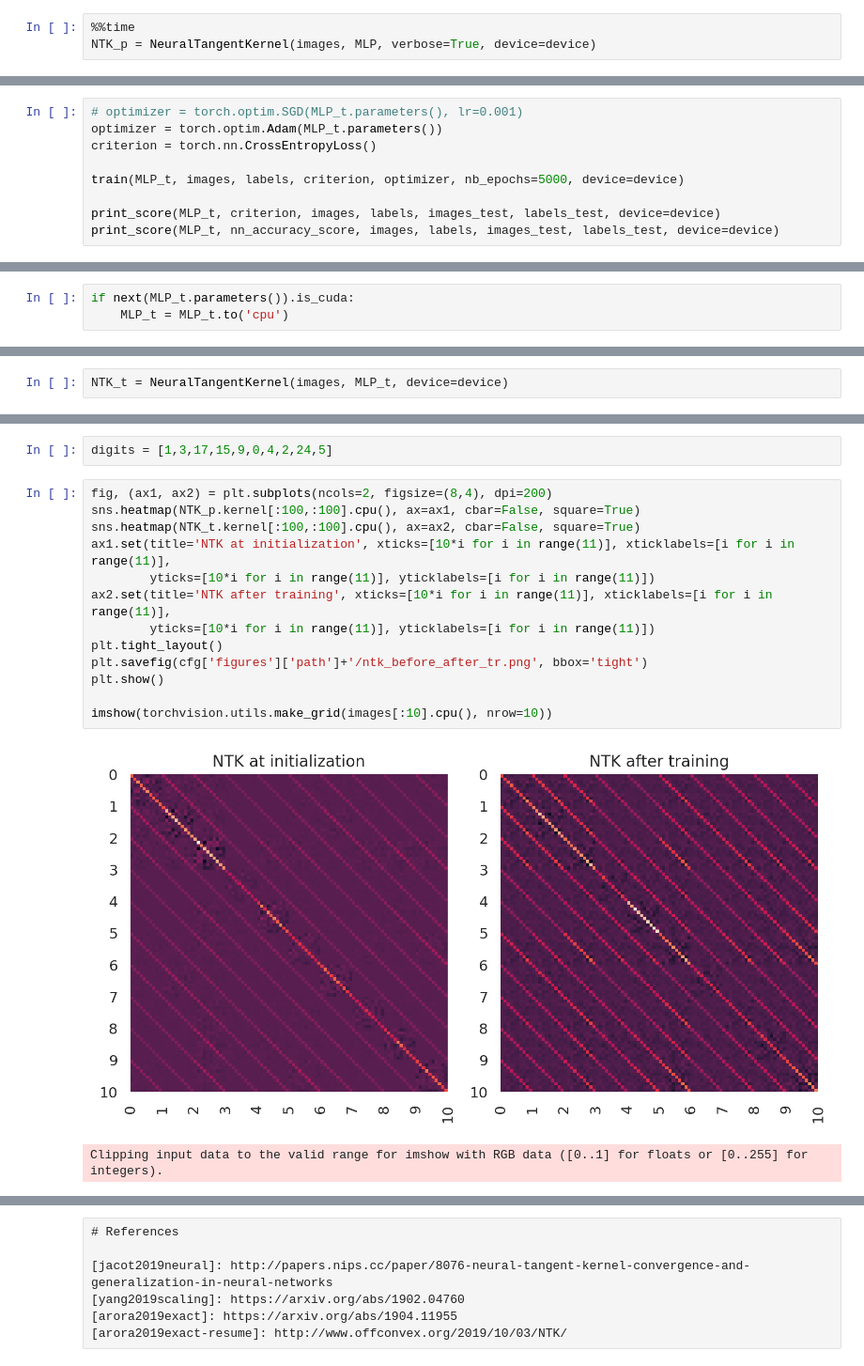
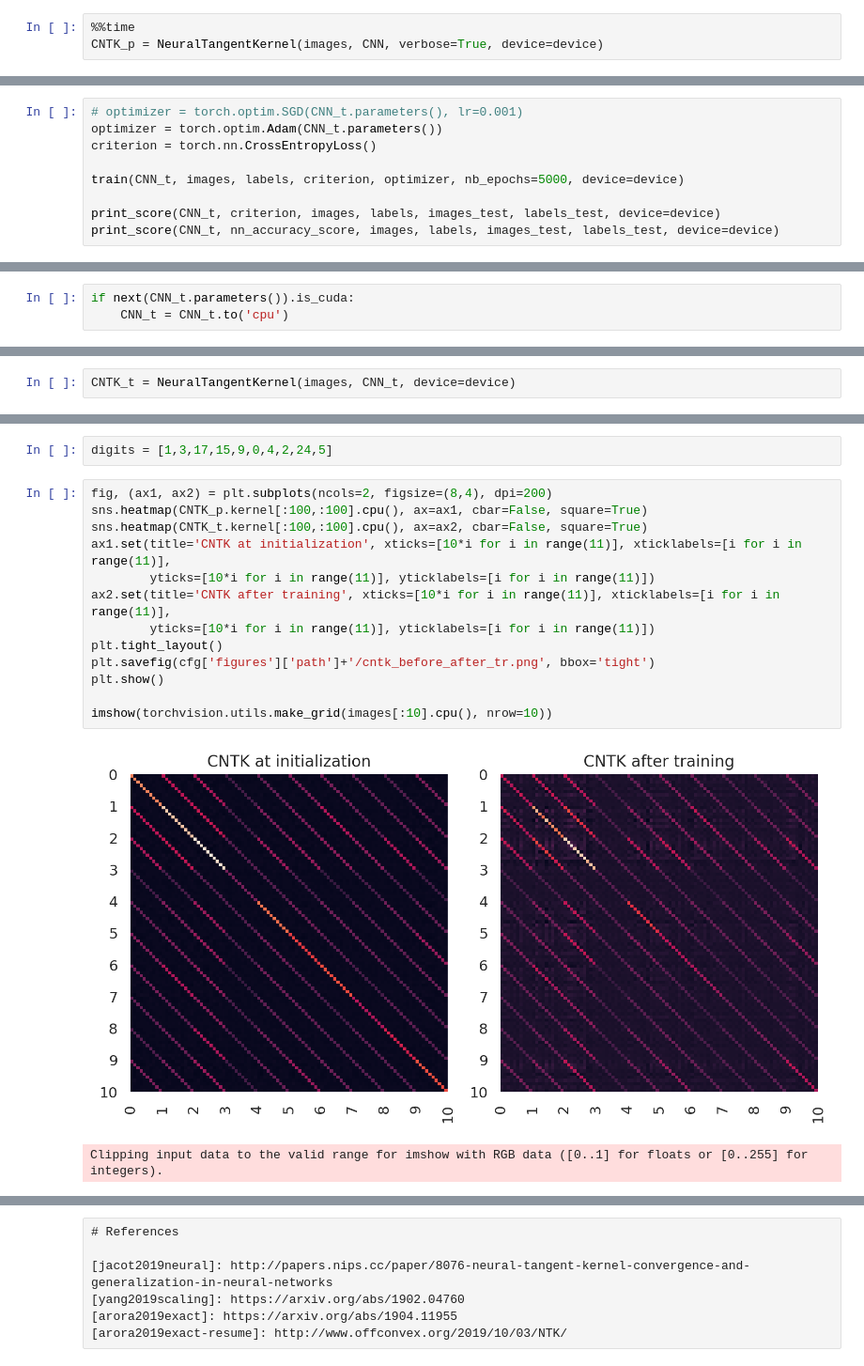
Before and after one commit to WilliamCappelletti/CNTK, a Jupyter notebook: Simulations/src/notebooks/CNTK.ipynb, the cells around one changed output, grey strips where cells are left out. Shown: that part at 94% size. Cells and saved outputs as stored; diff of their text form.

```diff
--- a/Simulations/src/notebooks/CNTK.ipynb
+++ b/Simulations/src/notebooks/CNTK.ipynb
@@ -158,5 +153,5 @@ MLP.apply(init_weight)
 # %%
 %%time
-NTK_p = NeuralTangentKernel(images, MLP, verbose=True, device=device)
+CNTK_p = NeuralTangentKernel(images, CNN, verbose=True, device=device)
 # %% [output]
 HBox(children=(IntProgress(value=0, description='Computing Jacobians', max=500, style=ProgressStyle(descriptio…
@@ -173,11 +161,11 @@ plt.show()
 # %%
-# optimizer = torch.optim.SGD(MLP_t.parameters(), lr=0.001)
-optimizer = torch.optim.Adam(MLP_t.parameters())
+# optimizer = torch.optim.SGD(CNN_t.parameters(), lr=0.001)
+optimizer = torch.optim.Adam(CNN_t.parameters())
 criterion = torch.nn.CrossEntropyLoss()
 
-train(MLP_t, images, labels, criterion, optimizer, nb_epochs=5000, device=device)
+train(CNN_t, images, labels, criterion, optimizer, nb_epochs=5000, device=device)
 
-print_score(MLP_t, criterion, images, labels, images_test, labels_test, device=device)
-print_score(MLP_t, nn_accuracy_score, images, labels, images_test, labels_test, device=device)
+print_score(CNN_t, criterion, images, labels, images_test, labels_test, device=device)
+print_score(CNN_t, nn_accuracy_score, images, labels, images_test, labels_test, device=device)
 # %% [output]
 [interactive output not drawn]
@@ -188,6 +177,6 @@ CrossEntropyLoss() on TEST :     1.3279811143875122
 # %%
-if next(MLP_t.parameters()).is_cuda:
-    MLP_t = MLP_t.to('cpu')
+if next(CNN_t.parameters()).is_cuda:
+    CNN_t = CNN_t.to('cpu')
 # %%
 random_idcs = [np.random.randint(100) for _ in range(8)]
 # show images
@@ -203,24 +192,24 @@ Prediction :     4 1 4 8 4 3 2 7
 # %%
-NTK_t = NeuralTangentKernel(images, MLP_t, device=device)
+CNTK_t = NeuralTangentKernel(images, CNN_t, device=device)
 # %% [output]
 HBox(children=(IntProgress(value=0, description='Computing Jacobians', max=500, style=ProgressStyle(descriptio…
 # %%
 digits = [1,3,17,15,9,0,4,2,24,5]
 # %%
 fig, (ax1, ax2) = plt.subplots(ncols=2, figsize=(8,4), dpi=200)
-sns.heatmap(NTK_p.kernel[:100,:100].cpu(), ax=ax1, cbar=False, square=True)
-sns.heatmap(NTK_t.kernel[:100,:100].cpu(), ax=ax2, cbar=False, square=True)
-ax1.set(title='NTK at initialization', xticks=[10*i for i in range(11)], xticklabels=[i for i in range(11)],
+sns.heatmap(CNTK_p.kernel[:100,:100].cpu(), ax=ax1, cbar=False, square=True)
+sns.heatmap(CNTK_t.kernel[:100,:100].cpu(), ax=ax2, cbar=False, square=True)
+ax1.set(title='CNTK at initialization', xticks=[10*i for i in range(11)], xticklabels=[i for i in range(11)],
         yticks=[10*i for i in range(11)], yticklabels=[i for i in range(11)])
-ax2.set(title='NTK after training', xticks=[10*i for i in range(11)], xticklabels=[i for i in range(11)],
+ax2.set(title='CNTK after training', xticks=[10*i for i in range(11)], xticklabels=[i for i in range(11)],
         yticks=[10*i for i in range(11)], yticklabels=[i for i in range(11)])
 plt.tight_layout()
-plt.savefig(cfg['figures']['path']+'/ntk_before_after_tr.png', bbox='tight')
+plt.savefig(cfg['figures']['path']+'/cntk_before_after_tr.png', bbox='tight')
 plt.show()
 
 imshow(torchvision.utils.make_grid(images[:10].cpu(), nrow=10))
 # %% [output]
-[figure, old version]
+[figure, new version]
 Clipping input data to the valid range for imshow with RGB data ([0..1] for floats or [0..255] for integers).
 [figure]
 # %% [raw]
```
Also changed, not shown: parts of 22 cells of this notebook, 6 other files.
